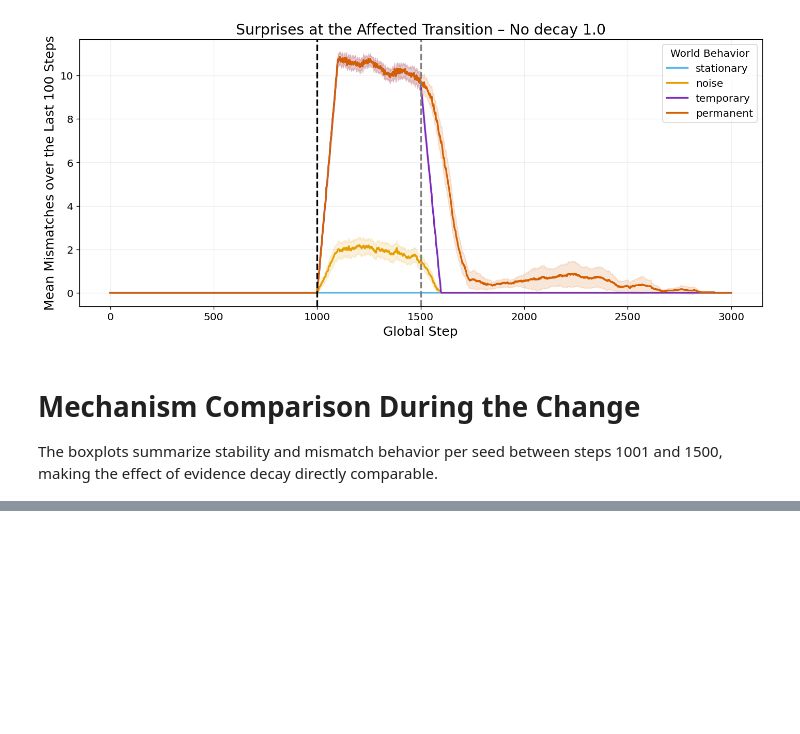
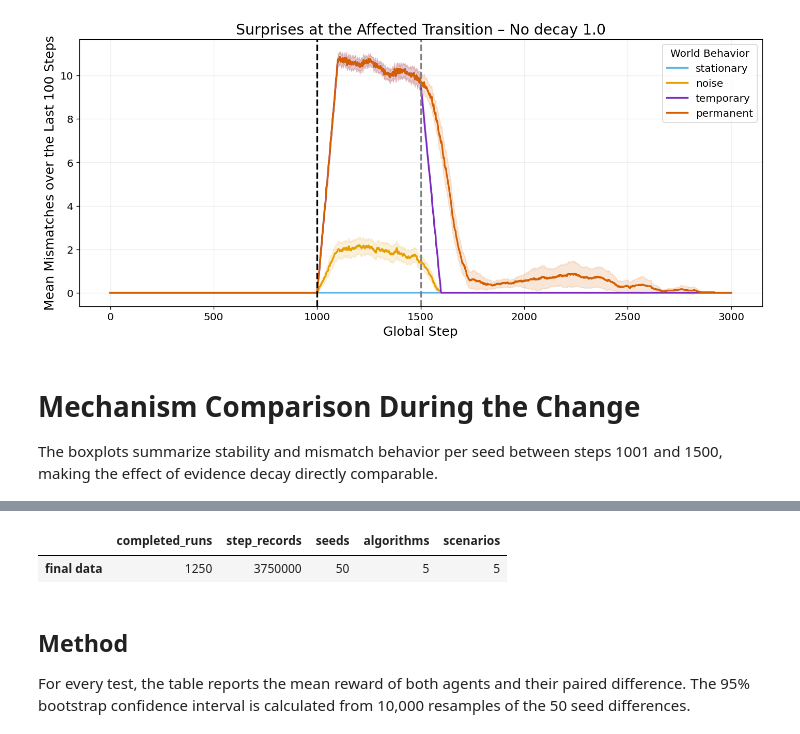
Before and after one commit to MerlinRoechert/structural-change-dyna-q, a Jupyter notebook: analysis/notebook/experiment_analysis.ipynb, the cells around one changed output, grey strips where cells are left out. Cells and saved outputs as stored; diff of their text form; code cells hidden in the pictures; blank space fills up the shorter version.

```diff
--- a/analysis/notebook/experiment_analysis.ipynb
+++ b/analysis/notebook/experiment_analysis.ipynb
@@ -882,0 +886,49 @@ display(
+# %%
+CONFIRMATORY_SEEDS = list(range(50, 100))
+CONFIRMATORY_ALGORITHMS = [
+    "q-learning",
+    "dyna-q",
+    "dyna-q-plus",
+    "local-change-dyna-q",
+    "stability-aware-dyna-q",
+]
+EXPECTED_FINAL_RUNS = 1250
+
+confirmatory_runs = runs.loc[
+    runs["status"].eq("done")
+    & runs["seed"].isin(CONFIRMATORY_SEEDS)
+    & runs["algorithm"].isin(CONFIRMATORY_ALGORITHMS)
+].copy()
+confirmatory_steps = steps.loc[
+    steps["seed"].isin(CONFIRMATORY_SEEDS)
+    & steps["algorithm"].isin(CONFIRMATORY_ALGORITHMS)
+].copy()
+
+runs_per_configuration = confirmatory_runs.groupby(
+    ["algorithm", "environment", "world_behavior"]
+)["seed"].nunique()
+assert confirmatory_runs["ID"].nunique() == EXPECTED_FINAL_RUNS
+assert set(confirmatory_runs["seed"]) == set(CONFIRMATORY_SEEDS)
+assert runs_per_configuration.eq(len(CONFIRMATORY_SEEDS)).all()
+
+final_data_summary = pd.DataFrame(
+    {
+        "completed_runs": [confirmatory_runs["ID"].nunique()],
+        "step_records": [len(confirmatory_steps)],
+        "seeds": [confirmatory_runs["seed"].nunique()],
+        "algorithms": [confirmatory_runs["algorithm"].nunique()],
+        "scenarios": [
+            confirmatory_runs[
+                ["environment", "world_behavior"]
+            ].drop_duplicates().shape[0]
+        ],
+    },
+    index=["final data"],
+)
+display(final_data_summary)
+# %% [output]
+|  | completed_runs | step_records | seeds | algorithms | scenarios |
+| final data | 1250 | 3750000 | 50 | 5 | 5 |
+# %% [markdown]
+<h2>Method</h2>
+For every test, the table reports the mean reward of both agents and their paired difference. The 95% bootstrap confidence interval is calculated from 10,000 resamples of the 50 seed differences.
```
Also changed, not shown: parts of 9 cells of this notebook.
